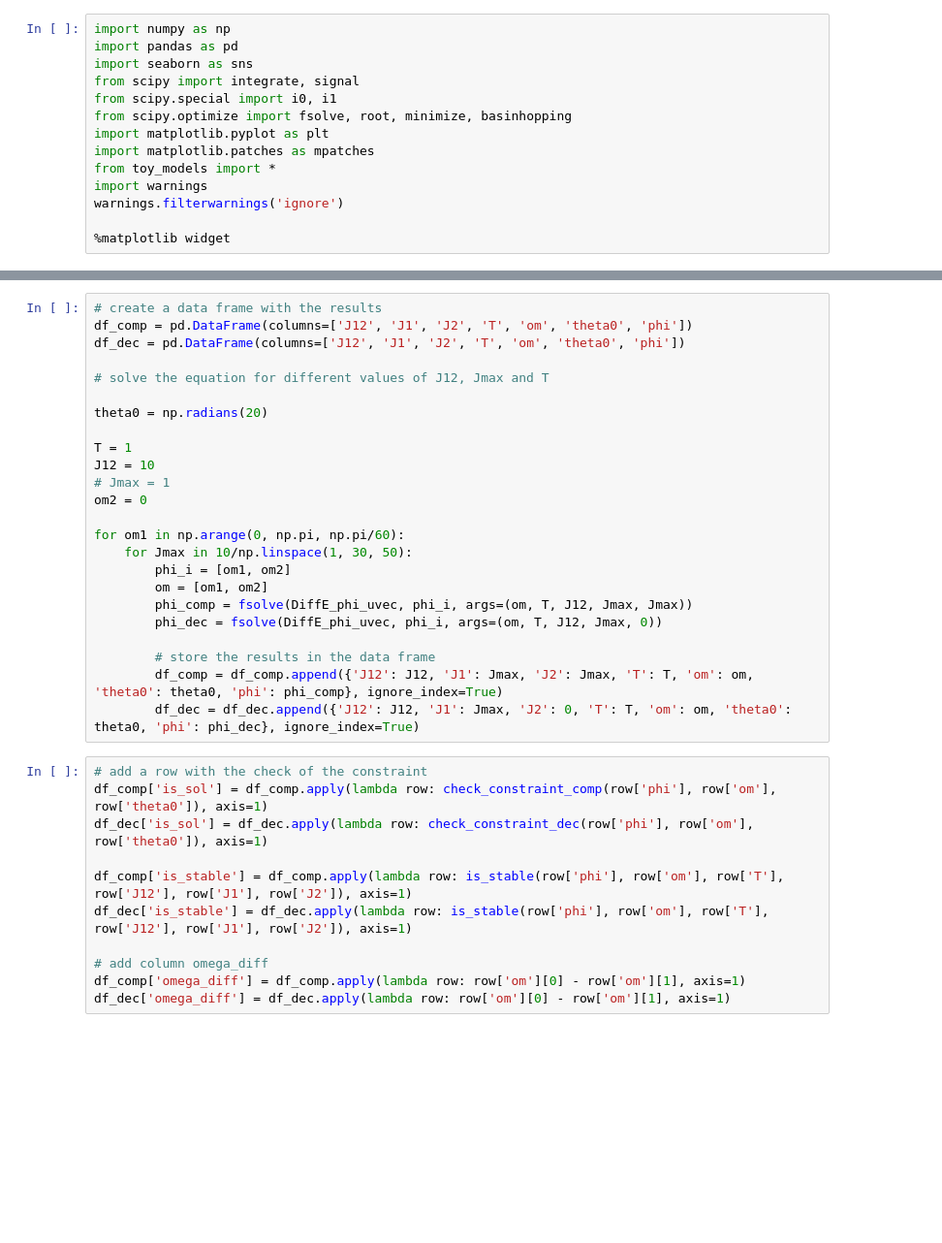
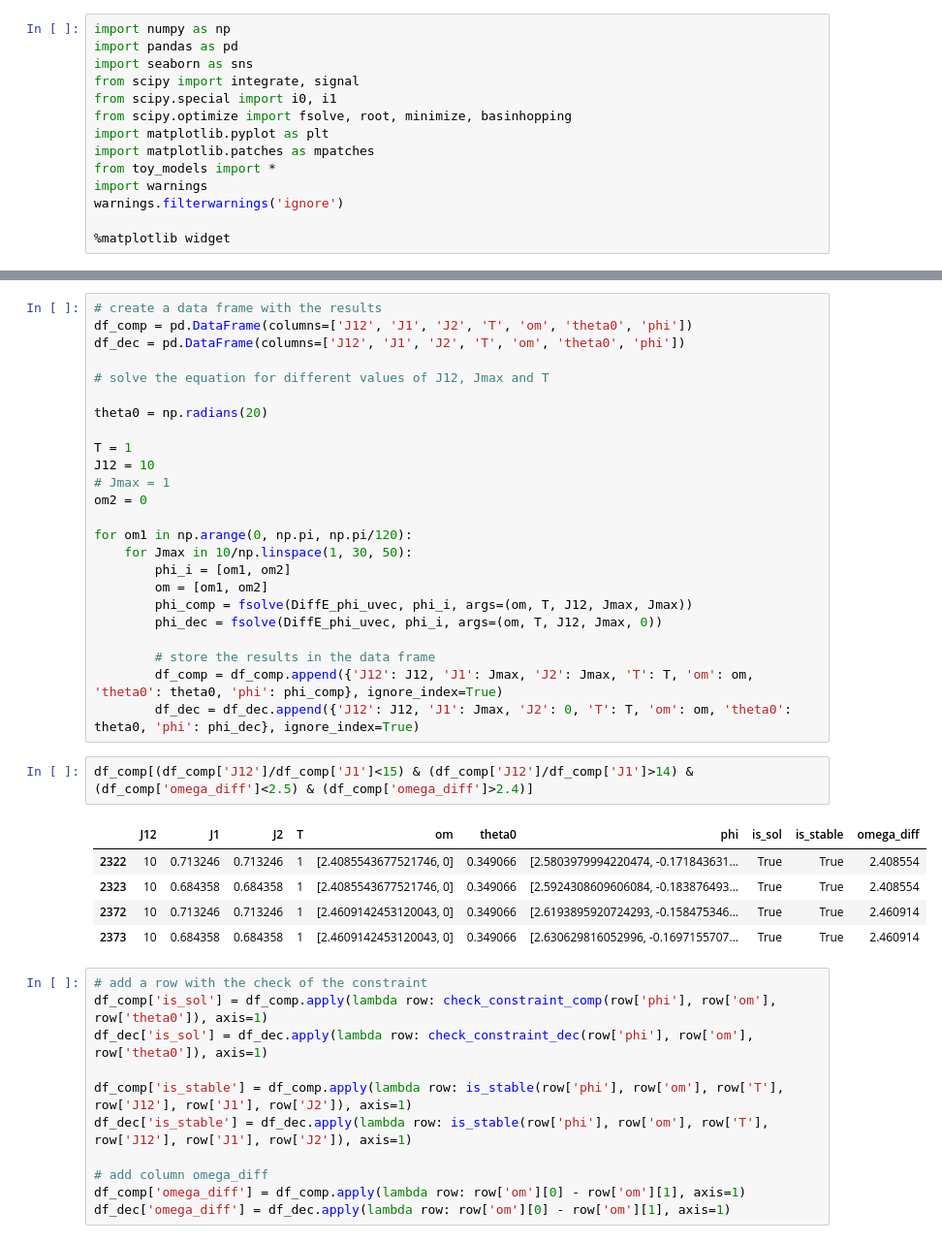
Before and after one commit to eleonoragatti44/Master-Thesis-Gatti, a Jupyter notebook: ode_models/temperature/temperature_uvec.ipynb, the cells around one changed output, grey strips where cells are left out. Shown at 97% size. Cells and saved outputs as stored; diff of their text form; blank space fills up the shorter version.

```diff
--- a/ode_models/temperature/temperature_uvec.ipynb
+++ b/ode_models/temperature/temperature_uvec.ipynb
@@ -105,7 +111,7 @@ J12 = 10
 # Jmax = 1
 om2 = 0
 
-for om1 in np.arange(0, np.pi, np.pi/60):
+for om1 in np.arange(0, np.pi, np.pi/120):
     for Jmax in 10/np.linspace(1, 30, 50):
         phi_i = [om1, om2]
         om = [om1, om2]
@@ -115,6 +121,14 @@ for om1 in np.arange(0, np.pi, np.pi/60):
         # store the results in the data frame
         df_comp = df_comp.append({'J12': J12, 'J1': Jmax, 'J2': Jmax, 'T': T, 'om': om, 'theta0': theta0, 'phi': phi_comp}, ignore_index=True)
         df_dec = df_dec.append({'J12': J12, 'J1': Jmax, 'J2': 0, 'T': T, 'om': om, 'theta0': theta0, 'phi': phi_dec}, ignore_index=True)
+# %%
+df_comp[(df_comp['J12']/df_comp['J1']<15) & (df_comp['J12']/df_comp['J1']>14) & (df_comp['omega_diff']<2.5) & (df_comp['omega_diff']>2.4)]
+# %% [output]
+|  | J12 | J1 | J2 | T | om | theta0 | phi | is_sol | is_stable | omega_diff |
+| 2322 | 10 | 0.713246 | 0.713246 | 1 | [2.4085543677521746, 0] | 0.349066 | [2.5803979994220474, -0.171843631... | True | True | 2.408554 |
+| 2323 | 10 | 0.684358 | 0.684358 | 1 | [2.4085543677521746, 0] | 0.349066 | [2.5924308609606084, -0.183876493... | True | True | 2.408554 |
+| 2372 | 10 | 0.713246 | 0.713246 | 1 | [2.4609142453120043, 0] | 0.349066 | [2.6193895920724293, -0.158475346... | True | True | 2.460914 |
+| 2373 | 10 | 0.684358 | 0.684358 | 1 | [2.4609142453120043, 0] | 0.349066 | [2.630629816052996, -0.1697155707... | True | True | 2.460914 |
 # %%
 # add a row with the check of the constraint
 df_comp['is_sol'] = df_comp.apply(lambda row: check_constraint_comp(row['phi'], row['om'], row['theta0']), axis=1)
```
Also changed, not shown: parts of 3 cells of this notebook, 11 other files.
